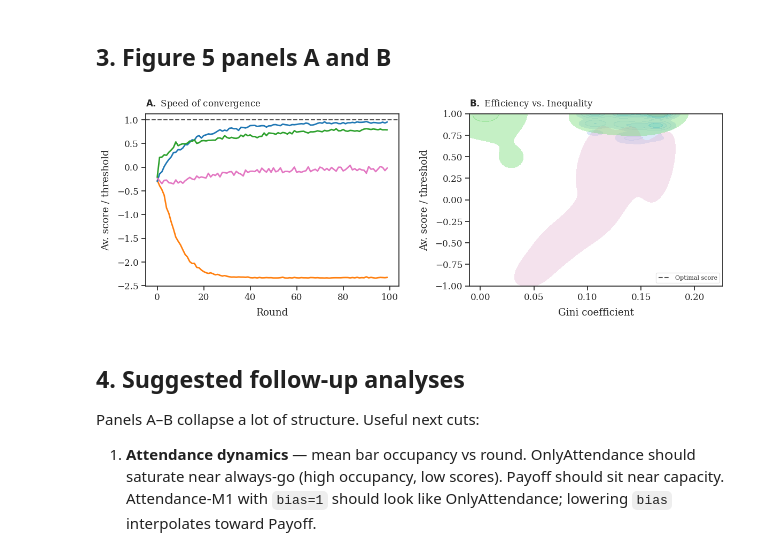
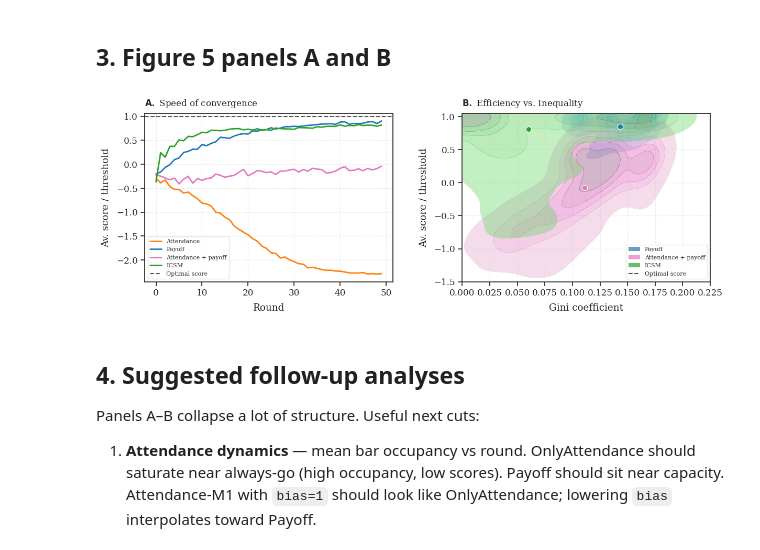
Before and after one commit to EAndrade-Lotero/Cognitive_Models_El_Farol_Bar_Problem, a Jupyter notebook: Notebooks/compare_M1_attendance_payoff.ipynb, the cells around one changed output. Saved outputs shown, nothing was run; the diff lists cells and outputs as text; code cells hidden in the pictures.

Commit message:
fix generation best fit

```diff
--- a/Notebooks/compare_M1_attendance_payoff.ipynb
+++ b/Notebooks/compare_M1_attendance_payoff.ipynb
@@ -50,11 +50,11 @@ free_parameters = {
     'bias': 0.7,       # Attendance-M1: weight on smoothed attendance
     'forget': 0.8,   # decay of average_go (OnlyAttendance and Attendance)
     'len_history': 2,  # ICSM / FocalRegionAgent
-    'max_regions': 6,
+    'max_regions': 3,
 }
 
 simulation_parameters = {
-    'num_rounds': 100,
+    'num_rounds': 50,
     'num_episodes': 200,
     'verbose': False,
 }
@@ -175,52 +180,95 @@ ax_A = fig.add_subplot(gs[0, 0])
 ax_B = fig.add_subplot(gs[0, 1])
 
 # A: Speed of convergence
 sns.lineplot(
     x='round', y='bounded_score', hue='model',
     hue_order=model_order, palette=model_palette,
     linewidth=2, errorbar=None, data=df2_plot, ax=ax_A,
-    legend=False,
+    legend=True,
 )
 ax_A.axhline(y=1, color='#555555', linestyle='--', linewidth=1.5, label='Optimal score')
 ax_A.set_xlabel('Round', labelpad=8)
 ax_A.set_ylabel('Av. score / threshold', labelpad=8)
 ax_A.set_title(r'$\bf{A.}$ Speed of convergence', loc='left', pad=10, fontsize=12)
 
-# B: Efficiency vs. inequality (omit OnlyAttendance — its Gini mass sits at 0)
-omit_B = [lab for lab in model_order if lab.startswith('Only attendance')]
-data_plot_B = data_plot[~data_plot['model'].isin(omit_B)]
-hue_order_B = [lab for lab in model_order if lab not in omit_B]
-sns.kdeplot(
-    x='gini_index', y='bounded_efficiency', hue='model',
-    hue_order=hue_order_B, palette=model_palette,
-    data=data_plot_B, ax=ax_B,
-    fill=True, alpha=0.4, levels=6, thresh=0.05,
-    warn_singular=False,
+def legend_label(lab: str) -> str:
+    lab = lab.replace(' (M1)', '')
+    if lab.startswith('Only attendance'):
+        return 'Attendance'
+    if lab.startswith('Cognitive schemata'):
+        return 'ICSM'
+    if lab.startswith('Payoff RL'):
+        return 'Payoff'
+    return lab
+
+handles_A, labels_A = ax_A.get_legend_handles_labels()
+ax_A.legend(
+    handles_A,
+    [legend_label(x) for x in labels_A],
+    loc='best',
+    frameon=True,
+    facecolor='white',
+    edgecolor='#e0e0e0',
+    fontsize=8,
+    title=None,
 )
+
+# B: Efficiency vs. inequality — one KDE per model so colours match panel A
+from matplotlib.lines import Line2D
+from matplotlib.patches import Patch
+
+for lab in model_order:
+    if lab.startswith('Only attendance'):
+        continue
+    subset = data_plot[data_plot['model'] == lab]
+    sns.kdeplot(
+        x='gini_index', y='bounded_efficiency',
+        data=subset,
+        ax=ax_B,
+        color=model_palette[lab],
+        fill=True, alpha=0.4, levels=6, thresh=0.05,
+        warn_singular=False, legend=False,
+    )
+    ax_B.scatter(
+        subset['gini_index'].mean(),
+        subset['bounded_efficiency'].mean(),
+        color=model_palette[lab],
+        edgecolors='white',
+        linewidths=0.8,
+        s=55,
+        zorder=5,
+    )
 ax_B.set_xlabel('Gini coefficient', labelpad=8)
 ax_B.set_ylabel('Av. score / threshold', labelpad=8)
-ax_B.set_xlim(left=-0.01)
-ax_B.set_ylim(-1, 1)
+ax_B.set_xlim(0, 0.225)
+ax_B.set_ylim(-1.5, 1.05)
 ax_B.set_title(r'$\bf{B.}$ Efficiency vs. Inequality', loc='left', pad=10, fontsize=12)
 
-model_handles, model_labels = ax_B.get_legend_handles_labels()
-# ax_B.get_legend().remove()
-opt_handle, opt_label = ax_A.get_legend_handles_labels()
+legend_handles = [
+    Patch(facecolor=model_palette[lab], edgecolor='none', alpha=0.7, label=legend_label(lab))
+    for lab in model_order
+    if not lab.startswith('Only attendance')
+] + [
+    Line2D([0], [0], color='#555555', linestyle='--', linewidth=1.5, label='Optimal score'),
+]
 ax_B.legend(
-    handles=model_handles + opt_handle,
-    labels=model_labels + opt_label,
+    handles=legend_handles,
     loc='lower right',
     frameon=True,
     facecolor='white',
     edgecolor='#e0e0e0',
     fontsize=8,
 )
 
+for ax in [ax_A, ax_B]:
+    ax.grid(True, linestyle=':', alpha=0.6, color='#cccccc')
+    ax.set_axisbelow(True)
+
 fig.savefig(PATHS['exploratory_figures'] / 'compare_M1_attendance_payoff_AB.png',
             dpi=300, bbox_inches='tight')
 plt.show()
 # %% [output]
-[figure, old version]
+[figure, new version]
 # %% [markdown]
 ## 4. Suggested follow-up analyses
 
```
Also changed, not shown: parts of 5 cells of this notebook, 23 other files.
